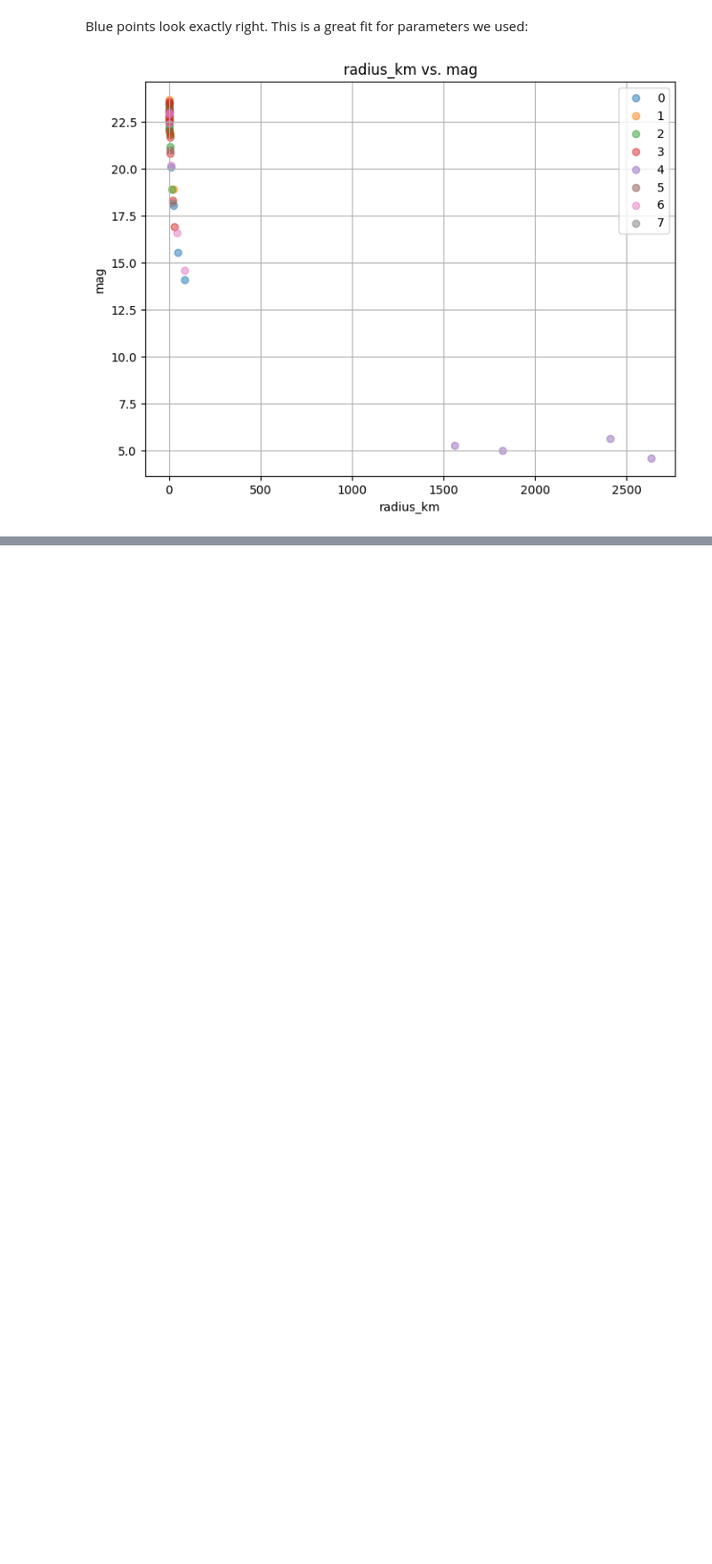
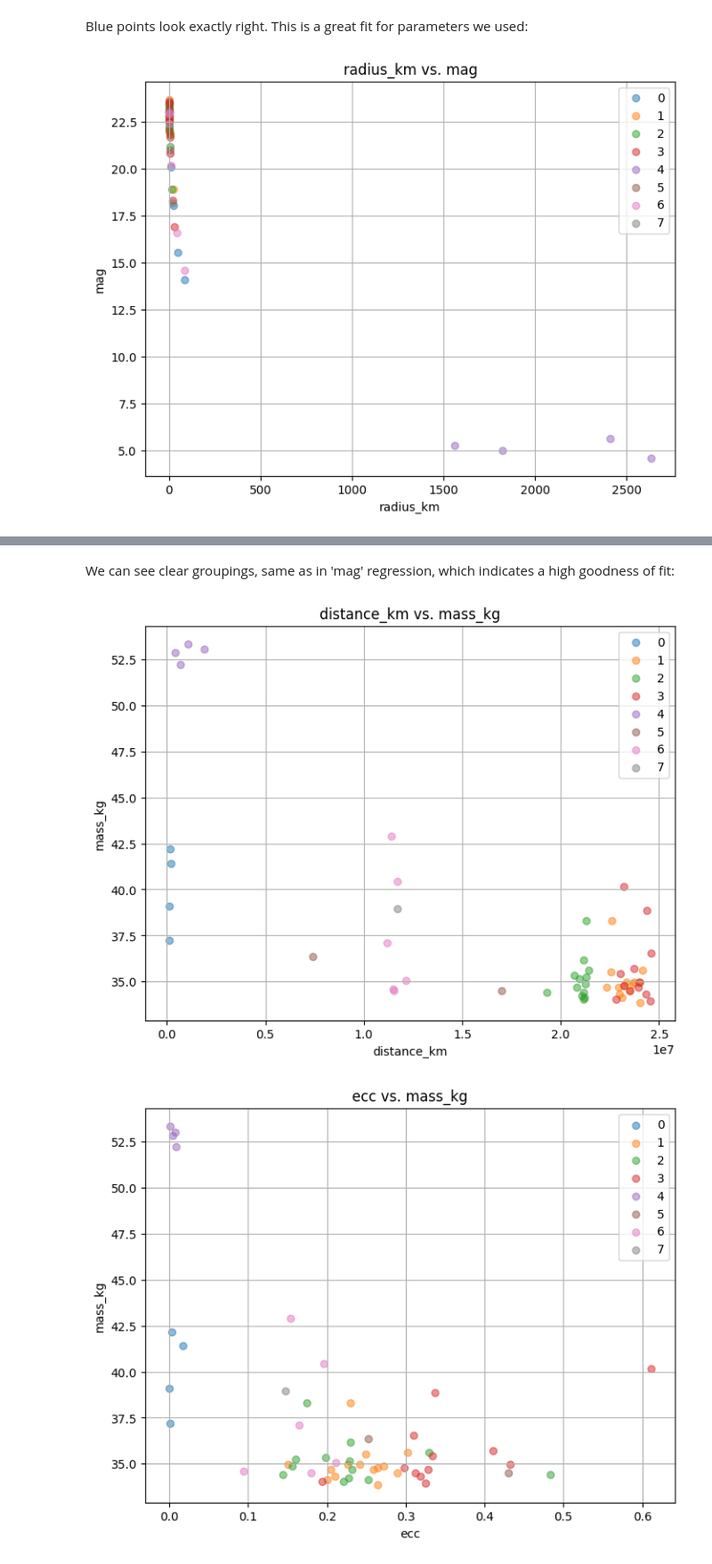
Before and after one commit to lt22412/jupiters_moons_project, a Jupyter notebook: jupiter_analysis.ipynb, the cells around one changed output, grey strips where cells are left out. Shown at 89% size. Saved outputs shown, nothing was run; the diff lists cells and outputs as text; code cells hidden in the pictures; blank space fills up the shorter version.

```diff
--- a/jupiter_analysis.ipynb
+++ b/jupiter_analysis.ipynb
@@ -652,0 +682,9 @@ moons.plot_columns('radius_km','mag',use_group=True)
+# %% [markdown]
+We can see clear groupings, same as in 'mag' regression, which indicates a high goodness of fit:
+# %%
+moons.plot_columns('distance_km','mass_kg',use_group=True)
+
+moons.plot_columns('ecc','mass_kg',use_group=True)
+# %% [output]
+[figure, added]
+[figure, added]
```
Also changed, not shown: parts of 15 cells of this notebook, 1 other file.
